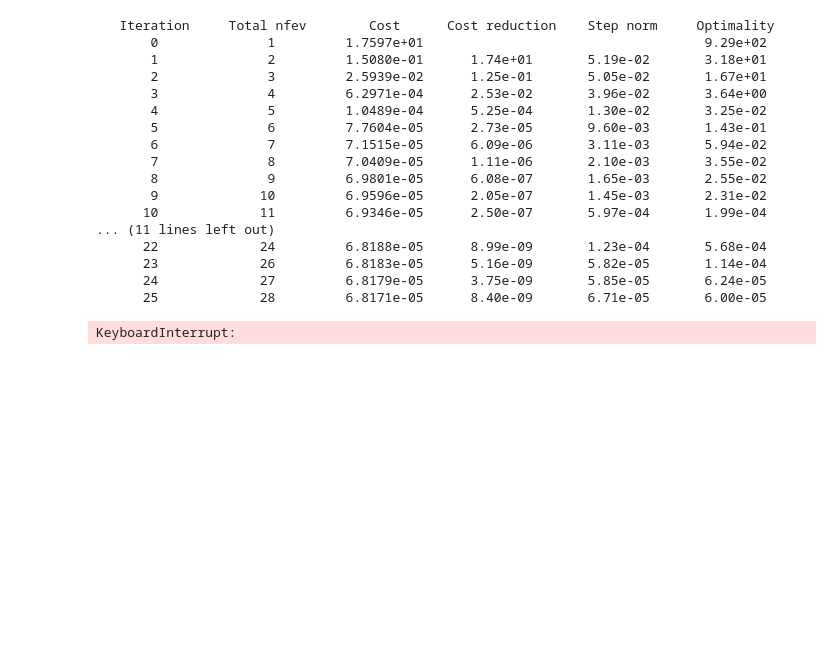
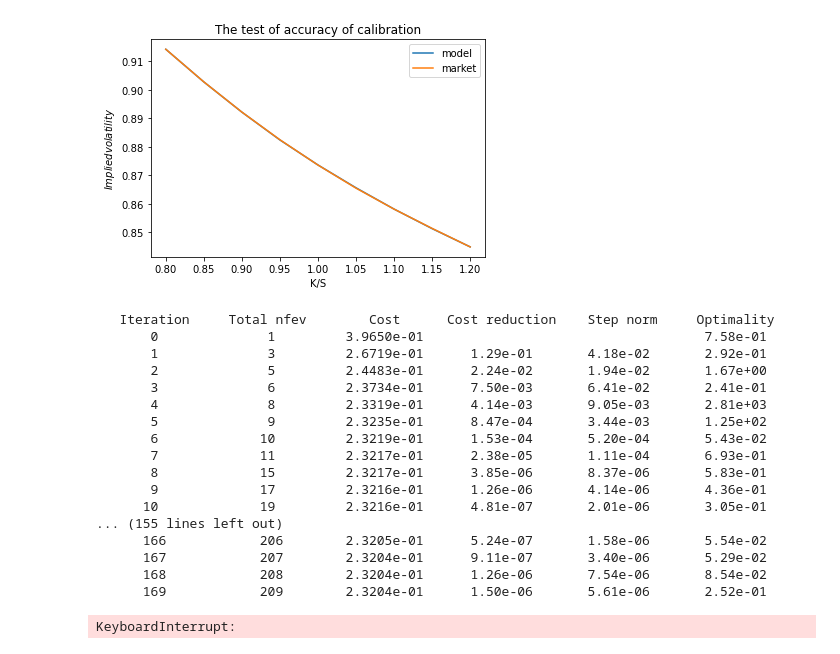
Before and after one commit to GearlessJohn/deep-pricing, a Jupyter notebook: src/simulation_Xt.ipynb, the cells around one changed output. Cells and saved outputs as stored; diff of their text form; code cells hidden in the pictures; blank space fills up the shorter version.

```diff
--- a/src/simulation_Xt.ipynb
+++ b/src/simulation_Xt.ipynb
@@ -441,0 +446,12 @@ Wall time: 22.2 µs
+# %%
+Ks=np.arange(80,122,2)
+y = np.array([call_frac(S0=100, K=Ks[i], T=1.5, rho=-0.75, H=0.3, c=0.5, ksi=1, a0=0.5) for i in range(len(Ks))])
+
+res = calibration(Ks, y, S0=100, T=1.5)
+print(res)
+params = res.x
+print(call_frac(S0=100, K=100, T=1.5, rho=params[0], H=params[1], c=params[2], ksi=params[3], a0=params[4]))
+print(call_frac(S0=100, K=100, T=1.5, rho=-0.75, H=0.3, c=0.5, ksi=1, a0=0.5))
+
+print(call_frac(S0=100, K=120, T=1.5, rho=params[0], H=params[1], c=params[2], ksi=params[3], a0=params[4]))
+print(call_frac(S0=100, K=120, T=1.5, rho=-0.75, H=0.3, c=0.5, ksi=1, a0=0.5))
@@ -442,24 +476,52 @@ Wall time: 22.2 µs
+# %%
+def test_implied_vol(S0, T, Ks, call_models, call_markets):
+
+    fig = plt.figure()
+    ax = fig.add_subplot(111)
+    vol_models = [implied_volatility_call_newton(C=call_models[i], S=S0, K=Ks[i], T=T, r=0) for i in range(len(Ks))]
+    vol_markets = [implied_volatility_call_newton(C=call_markets[i], S=S0, K=Ks[i], T=T, r=0) for i in range(len(Ks))]
+
+    ax.plot(Ks/S0, vol_models, label="model")
+    ax.plot(Ks/S0, vol_markets, label="market")
+
+    ax.set_xlabel('K/S')
+    ax.set_ylabel('$Implied volatility$')
+    ax.set_title(f"The test of accuracy of calibration")
+
+    plt.legend(loc='best')
+
+    plt.show()
+
+Ks = np.arange(80,122,5)
+params = res.x
+
+call_markets = np.array([call_frac(S0=100, K=Ks[i], T=1.5, rho=-0.75, H=0.3, c=0.5, ksi=1, a0=0.5) for i in range(len(Ks))])
+call_models= np.array([call_frac(S0=100, K=Ks[i], T=1.5, rho=params[0], H=params[1], c=params[2], ksi=params[3], a0=params[4]) for i in range(len(Ks))])
+test_implied_vol(S0=100, T=1.5, Ks=Ks, call_models=call_models, call_markets=call_markets)
+# %% [output]
+[figure, added]
 # %%
 Ks=np.arange(80,122,2)
 y = np.array([call_frac(S0=100, K=Ks[i], T=1.5, rho=-0.75, H=0.3, c=0.5, ksi=1, a0=0.5) for i in range(len(Ks))])
 
-calibration(Ks, y, S0=100, T=1.5)
+res = calibration(Ks, y, S0=100, T=1.5, loss=loss_2)
+print(res)
 # %% [output]
    Iteration     Total nfev        Cost      Cost reduction    Step norm     Optimality
-       0              1         1.7597e+01                                    9.29e+02
-       1              2         1.5080e-01      1.74e+01       5.19e-02       3.18e+01
-       2              3         2.5939e-02      1.25e-01       5.05e-02       1.67e+01
-       3              4         6.2971e-04      2.53e-02       3.96e-02       3.64e+00
-       4              5         1.0489e-04      5.25e-04       1.30e-02       3.25e-02
-       5              6         7.7604e-05      2.73e-05       9.60e-03       1.43e-01
-       6              7         7.1515e-05      6.09e-06       3.11e-03       5.94e-02
-       7              8         7.0409e-05      1.11e-06       2.10e-03       3.55e-02
-       8              9         6.9801e-05      6.08e-07       1.65e-03       2.55e-02
-       9             10         6.9596e-05      2.05e-07       1.45e-03       2.31e-02
-      10             11         6.9346e-05      2.50e-07       5.97e-04       1.99e-04
-... (11 lines left out)
-      22             24         6.8188e-05      8.99e-09       1.23e-04       5.68e-04
-      23             26         6.8183e-05      5.16e-09       5.82e-05       1.14e-04
-      24             27         6.8179e-05      3.75e-09       5.85e-05       6.24e-05
-      25             28         6.8171e-05      8.40e-09       6.71e-05       6.00e-05
+       0              1         3.9650e-01                                    7.58e-01
+       1              3         2.6719e-01      1.29e-01       4.18e-02       2.92e-01
+       2              5         2.4483e-01      2.24e-02       1.94e-02       1.67e+00
+       3              6         2.3734e-01      7.50e-03       6.41e-02       2.41e-01
+       4              8         2.3319e-01      4.14e-03       9.05e-03       2.81e+03
+       5              9         2.3235e-01      8.47e-04       3.44e-03       1.25e+02
+       6             10         2.3219e-01      1.53e-04       5.20e-04       5.43e-02
+       7             11         2.3217e-01      2.38e-05       1.11e-04       6.93e-01
+       8             15         2.3217e-01      3.85e-06       8.37e-06       5.83e-01
+       9             17         2.3216e-01      1.26e-06       4.14e-06       4.36e-01
+      10             19         2.3216e-01      4.81e-07       2.01e-06       3.05e-01
+... (155 lines left out)
+      166            206        2.3205e-01      5.24e-07       1.58e-06       5.54e-02
+      167            207        2.3204e-01      9.11e-07       3.40e-06       5.29e-02
+      168            208        2.3204e-01      1.26e-06       7.54e-06       8.54e-02
+      169            209        2.3204e-01      1.50e-06       5.61e-06       2.52e-01
 KeyboardInterrupt:
```
Also changed, not shown: parts of 16 cells of this notebook.
